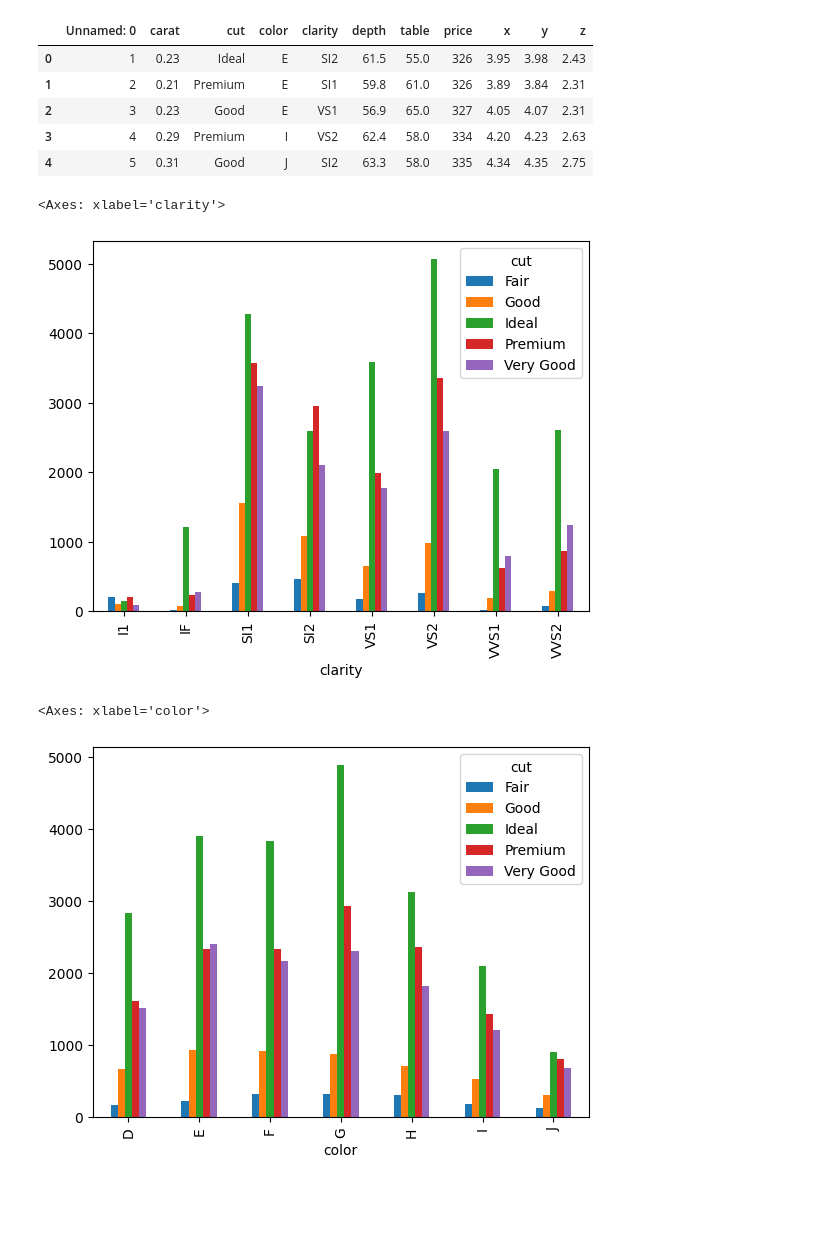
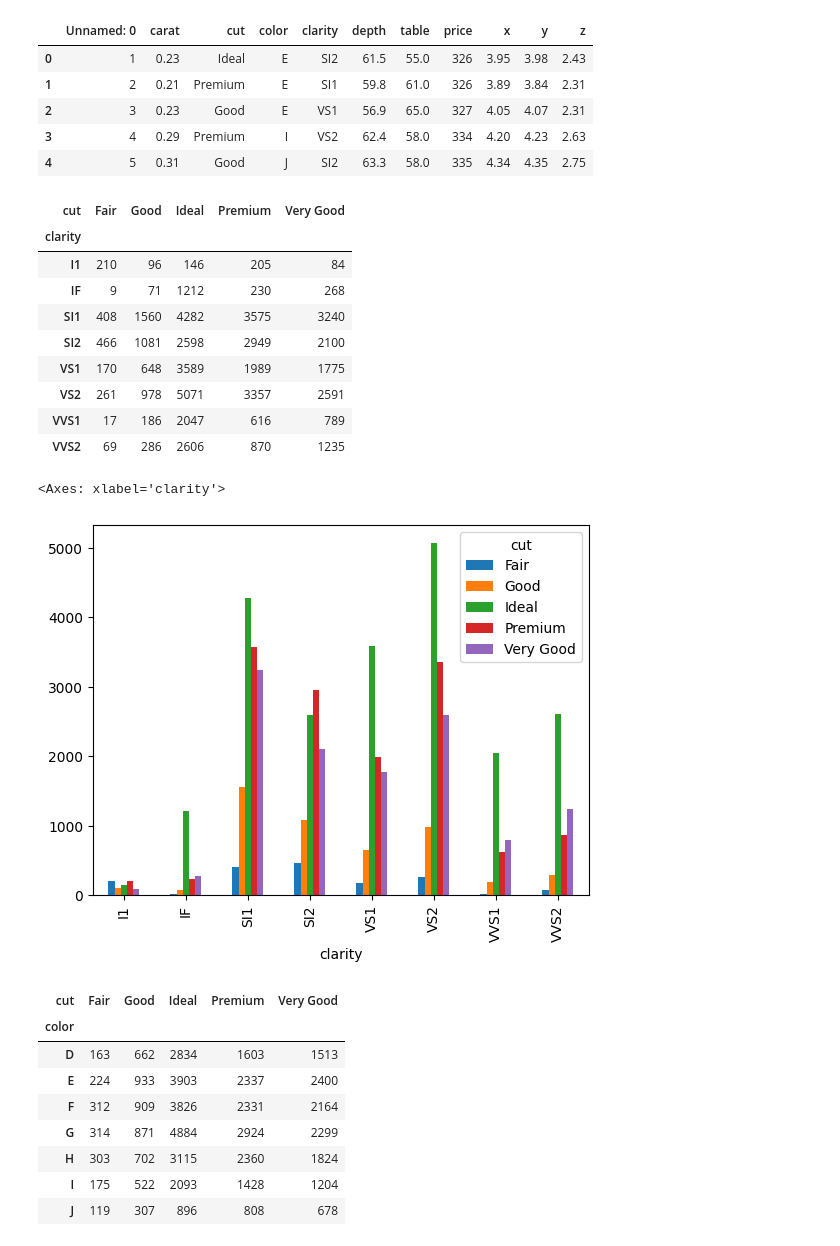
Before and after one commit to Venchislav/Stats-for-DS, a Jupyter notebook: diamond_bar.ipynb, the cells around one changed output. Drawn from its saved outputs; the diff is of its cells as text; code cells hidden in the pictures; blank space fills up the shorter version.

```diff
--- a/diamond_bar.ipynb
+++ b/diamond_bar.ipynb
@@ -15,13 +15,33 @@ df.head()
 | 4 | 5 | 0.31 | Good | J | SI2 | 63.3 | 58.0 | 335 | 4.34 | 4.35 | 2.75 |
 # %%
 crosstab = pd.crosstab(df['clarity'], df['cut'])
-crosstab.plot(kind='bar')
+crosstab
 # %% [output]
-<Axes: xlabel='clarity'>
-[figure, removed]
+| cut | Fair | Good | Ideal | Premium | Very Good |
+| clarity |  |  |  |  |  |
+| I1 | 210 | 96 | 146 | 205 | 84 |
+| IF | 9 | 71 | 1212 | 230 | 268 |
+| SI1 | 408 | 1560 | 4282 | 3575 | 3240 |
+| SI2 | 466 | 1081 | 2598 | 2949 | 2100 |
+| VS1 | 170 | 648 | 3589 | 1989 | 1775 |
+| VS2 | 261 | 978 | 5071 | 3357 | 2591 |
+| VVS1 | 17 | 186 | 2047 | 616 | 789 |
+| VVS2 | 69 | 286 | 2606 | 870 | 1235 |
+# %%
+crosstab.plot(kind='bar')
+# %% [output]
+<Axes: xlabel='clarity'>
+[figure, added]
 # %%
 crosstab = pd.crosstab(df['color'], df['cut'])
-crosstab.plot(kind='bar')
+crosstab
 # %% [output]
-<Axes: xlabel='color'>
-[figure, removed]
+| cut | Fair | Good | Ideal | Premium | Very Good |
+| color |  |  |  |  |  |
+| D | 163 | 662 | 2834 | 1603 | 1513 |
+| E | 224 | 933 | 3903 | 2337 | 2400 |
+| F | 312 | 909 | 3826 | 2331 | 2164 |
+| G | 314 | 871 | 4884 | 2924 | 2299 |
+| H | 303 | 702 | 3115 | 2360 | 1824 |
+| I | 175 | 522 | 2093 | 1428 | 1204 |
+| J | 119 | 307 | 896 | 808 | 678 |
```
Also changed, not shown: parts of 1 cell of this notebook.
